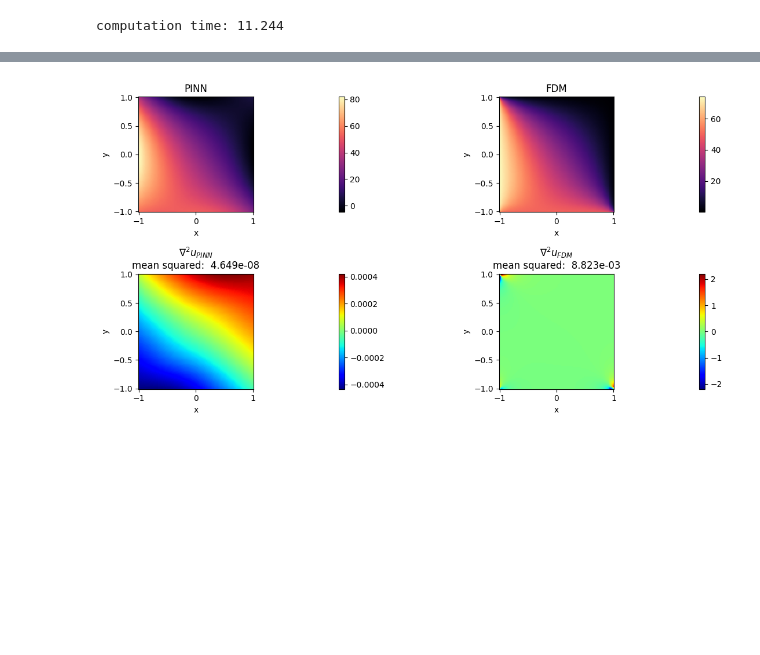
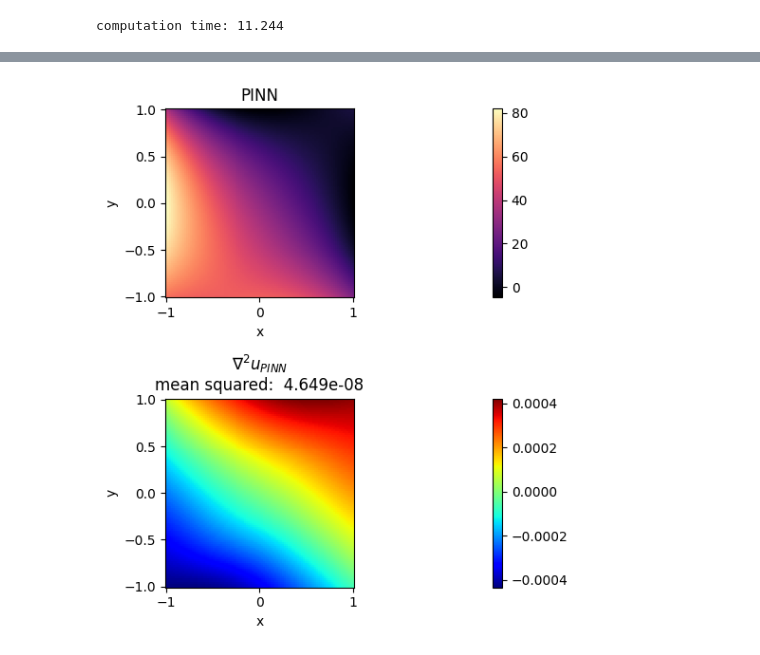
Before and after one commit to angelhigueros/pinns-with-nn, a Jupyter notebook: heath-equation.ipynb, the cells around one changed output, grey strips where cells are left out. Cells and saved outputs as stored; diff of their text form; code cells hidden in the pictures; blank space fills up the shorter version.

```diff
--- a/heath-equation.ipynb
+++ b/heath-equation.ipynb
@@ -205,7 +218,7 @@ print(f"\ncomputation time: {end-start:.3f}\n")
 # %% [output]
 computation time: 11.244
 # %%
-### plotting
+### Graficado de resultados
 plt.figure("", figsize=(12, 6))
 #
 X = np.linspace(-1, +1, n)
@@ -217,7 +230,9 @@ X_T = tf.convert_to_tensor(X)
 Y_T = tf.convert_to_tensor(Y)
 S = u(X_T, Y_T)
 S = S.numpy().reshape(n, n)
-#
+
+
+# Resultados de la Red Neuronal (PINN)
 plt.subplot(221)
 plt.pcolormesh(X0, Y0, 75.*S, cmap="magma")
 plt.colorbar()
@@ -226,23 +241,28 @@ plt.ylabel("y")
 plt.title("PINN")
 plt.tight_layout()
 plt.axis("square")
-#
-x = np.linspace(-1, +1, n)
-y = np.linspace(-1, +1, n)
-x, y = np.meshgrid(x, y)
-#
-plt.subplot(222)
-plt.pcolormesh(x, y, T, cmap="magma")
-plt.colorbar()
-plt.title(r"FDM")
-plt.xlabel("x")
-plt.ylabel("y")
-plt.xlim(-1, +1)
-plt.ylim(-1, +1)
-plt.tight_layout()
-plt.axis("square")
-plt.savefig("heat01.png")
-#
+
+
+# Resultados del Método de Diferencias Finitas (FDM)
+# x = np.linspace(-1, +1, n)
+# y = np.linspace(-1, +1, n)
+# x, y = np.meshgrid(x, y)
+
+
+# plt.subplot(222)
+# plt.pcolormesh(x, y, T, cmap="magma")
+# plt.colorbar()
+# plt.title(r"FDM")
+# plt.xlabel("x")
+# plt.ylabel("y")
+# plt.xlim(-1, +1)
+# plt.ylim(-1, +1)
+# plt.tight_layout()
+# plt.axis("square")
+# plt.savefig("heat01.png")
+
+
+# Gradientes de la solución obtenida por la PINN
 plt.subplot(223)
 pinn_grad = np.gradient(np.gradient(S, axis=0), axis=1)
 sigma_pinn = (pinn_grad**2).mean()
@@ -254,22 +274,24 @@ plt.title(r"${\nabla^{2}{u_{PINN}}}$" + f"\nmean squared: {sigma_pinn: .3e}")
 plt.tight_layout()
 plt.axis("square")
 ###
-x = np.linspace(-1, +1, n)
-y = np.linspace(-1, +1, n)
-x, y = np.meshgrid(x, y)
-#
-plt.subplot(224)
-fdm_grad = np.gradient(np.gradient(T, axis=0), axis=1)
-sigma_fdm = (fdm_grad**2).mean()
-plt.pcolormesh(x, y, fdm_grad, cmap="jet")
-plt.colorbar()
-plt.title(r"${\nabla^{2}{u_{FDM}}}$" + f"\nmean squared: {sigma_fdm: .3e}")
-plt.xlabel("x")
-plt.ylabel("y")
-plt.xlim(-1, +1)
-plt.ylim(-1, +1)
-plt.tight_layout()
-plt.axis("square")
-plt.savefig("heat01.png")
-plt.show()
+# x = np.linspace(-1, +1, n)
+# y = np.linspace(-1, +1, n)
+# x, y = np.meshgrid(x, y)
+
+
+# Gradientes de la solución obtenida por el FDM
+# plt.subplot(224)
+# fdm_grad = np.gradient(np.gradient(T, axis=0), axis=1)
+# sigma_fdm = (fdm_grad**2).mean()
+# plt.pcolormesh(x, y, fdm_grad, cmap="jet")
+# plt.colorbar()
+# plt.title(r"${\nabla^{2}{u_{FDM}}}$" + f"\nmean squared: {sigma_fdm: .3e}")
+# plt.xlabel("x")
+# plt.ylabel("y")
+# plt.xlim(-1, +1)
+# plt.ylim(-1, +1)
+# plt.tight_layout()
+# plt.axis("square")
+# plt.savefig("heat01.png")
+# plt.show()
 # %% [output]
@@ -276,2 +302,2 @@ plt.show()
-[figure, old version]
+[figure, new version]
 # %%
```
Also changed, not shown: parts of 10 cells of this notebook.
